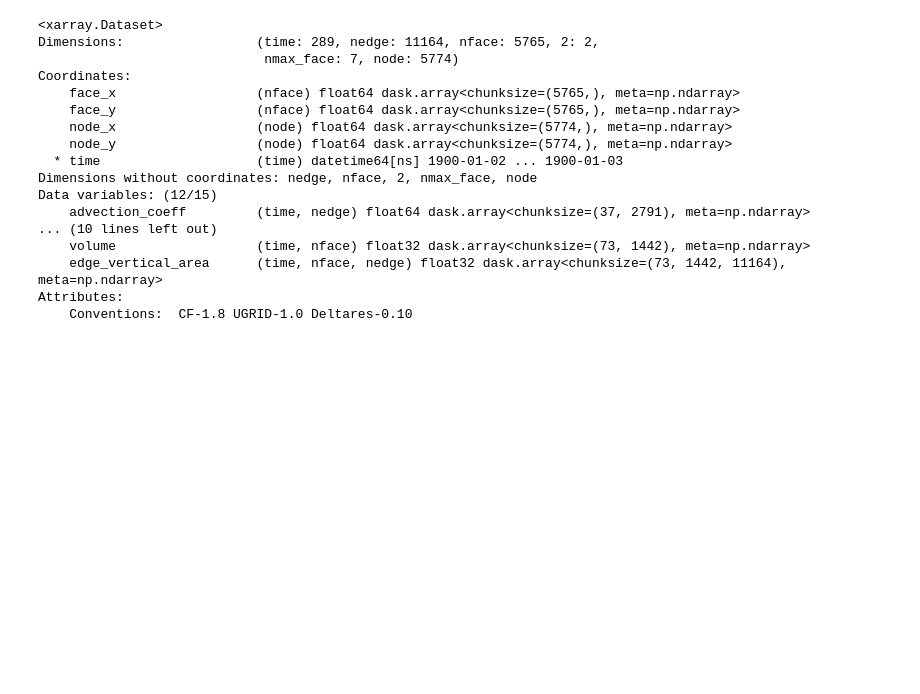
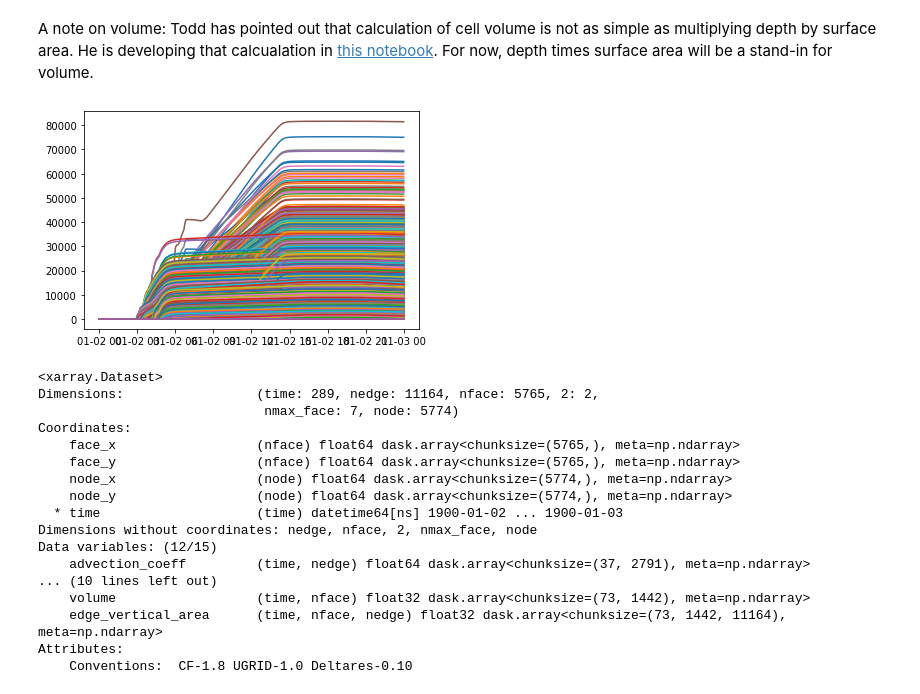
Before and after one commit to EcohydrologyTeam/ClearWater-riverine, a Jupyter notebook: examples/Sparse_Matrix_Framework.ipynb, the cells around one changed output. Saved outputs shown, nothing was run; the diff lists cells and outputs as text; code cells hidden in the pictures; blank space fills up the shorter version.

```diff
--- a/examples/Sparse_Matrix_Framework.ipynb
+++ b/examples/Sparse_Matrix_Framework.ipynb
@@ -17,10 +44,20 @@ from scipy.sparse.linalg import *
 ds_zarr = xr.open_zarr('ugrid-example.zarr',
                        consolidated=True,  # http://xarray.pydata.org/en/stable/user-guide/io.html#consolidated-metadata
                       )
+# %% [markdown]
+A note on volume: Todd has pointed out that calculation of cell volume is not as simple as multiplying depth by surface area. He is developing that calcualation in [this notebook](https://github.com/EnvironmentalSystems/ClearWater-riverine/blob/main/examples/compute_cell_volume_from_lookup_table.ipynb). For now, depth times surface area will be a stand-in for volume.
 # %%
 # additional required info - migrate to xarray setup code
 ds_zarr['volume'] = ds_zarr['depth'] * ds_zarr['faces_surface_area']
 ds_zarr['edge_vertical_area'] = ds_zarr['depth'] * ds_zarr['edge_length']
+# %%
+import matplotlib.pyplot as plt
+for f in ds_zarr['nface']:
+    # print(ds_zarr['volume'].compute().T.shape)
+    plt.plot(ds_zarr['time'], ds_zarr['volume'].T[:][f])
+plt.show()
+# %% [output]
+[figure, added]
 # %%
 ds_zarr
 # %% [output]
```
Also changed, not shown: parts of 1 cell of this notebook.
